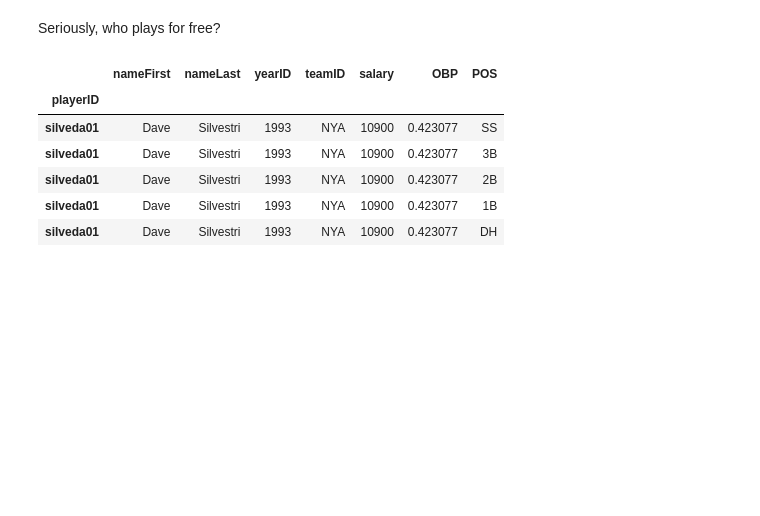
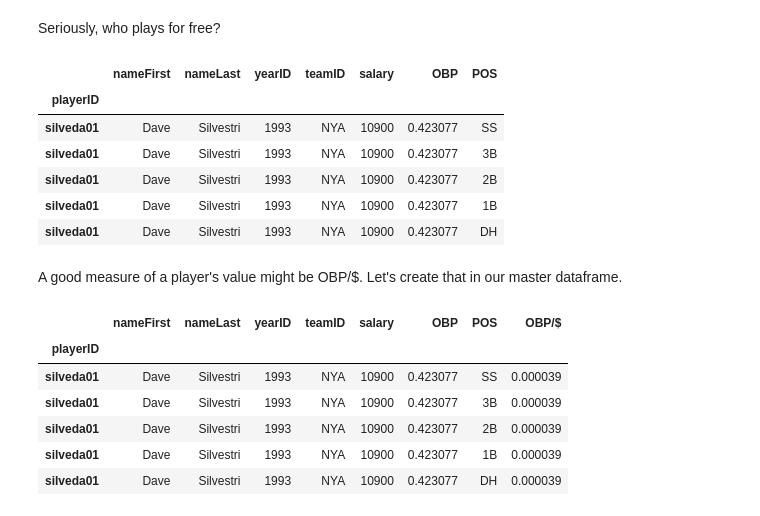
Before and after one commit to peterlawless/moneyball, a Jupyter notebook: moneyball.ipynb, the cells around one changed output. Cells and saved outputs as stored; diff of their text form; code cells hidden in the pictures; blank space fills up the shorter version.

```diff
--- a/moneyball.ipynb
+++ b/moneyball.ipynb
@@ -261,3 +261,5 @@ master.head()
 | silveda01 | Dave | Silvestri | 1993 | NYA | 10900 | 0.423077 | 2B |
 | silveda01 | Dave | Silvestri | 1993 | NYA | 10900 | 0.423077 | 1B |
 | silveda01 | Dave | Silvestri | 1993 | NYA | 10900 | 0.423077 | DH |
+# %% [markdown]
+A good measure of a player's value might be OBP/$. Let's create that in our master dataframe.
@@ -263,0 +268,10 @@ master.head()
+# %%
+master.head()
+# %% [output]
+|  | nameFirst | nameLast | yearID | teamID | salary | OBP | POS | OBP/$ |
+| playerID |  |  |  |  |  |  |  |  |
+| silveda01 | Dave | Silvestri | 1993 | NYA | 10900 | 0.423077 | SS | 0.000039 |
+| silveda01 | Dave | Silvestri | 1993 | NYA | 10900 | 0.423077 | 3B | 0.000039 |
+| silveda01 | Dave | Silvestri | 1993 | NYA | 10900 | 0.423077 | 2B | 0.000039 |
+| silveda01 | Dave | Silvestri | 1993 | NYA | 10900 | 0.423077 | 1B | 0.000039 |
+| silveda01 | Dave | Silvestri | 1993 | NYA | 10900 | 0.423077 | DH | 0.000039 |
```
Also changed, not shown: parts of 4 cells of this notebook.
